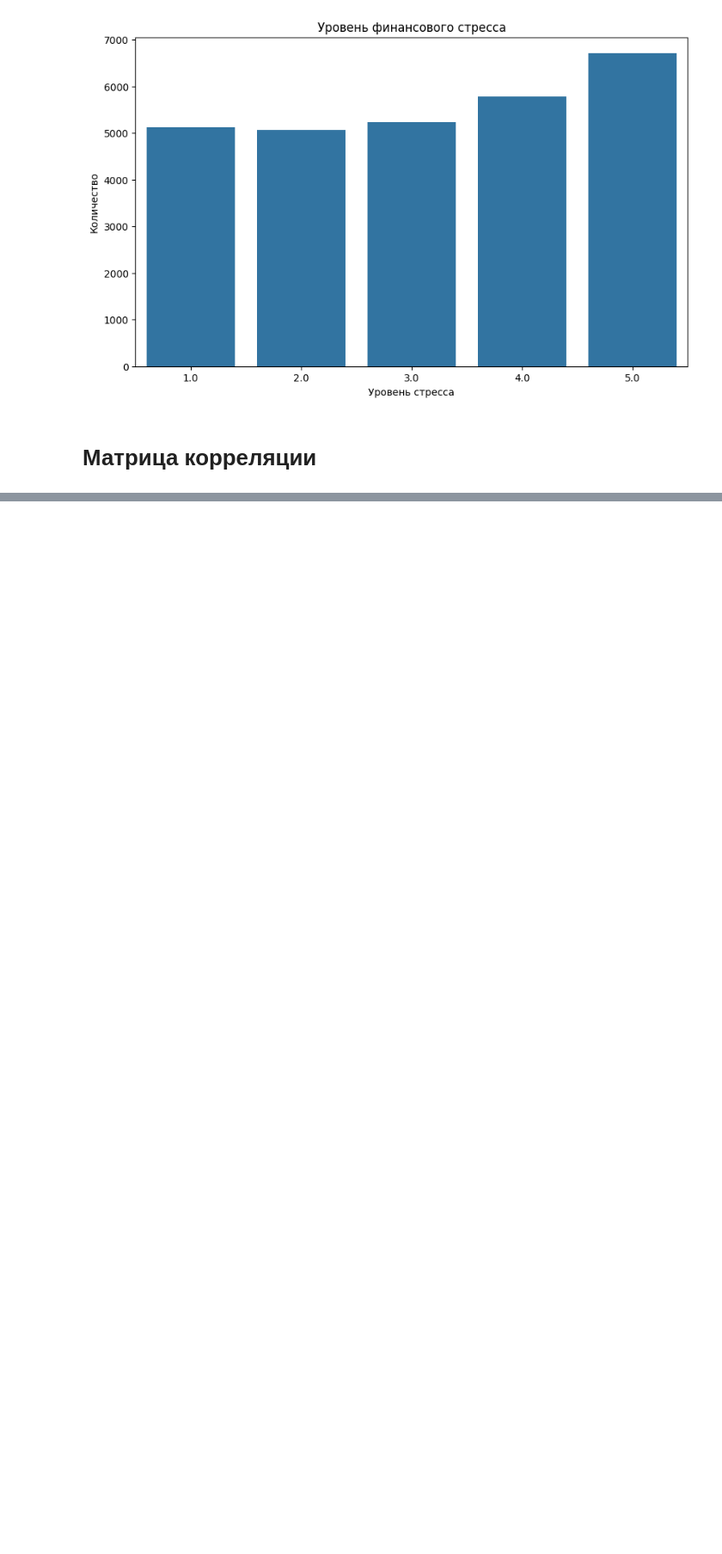
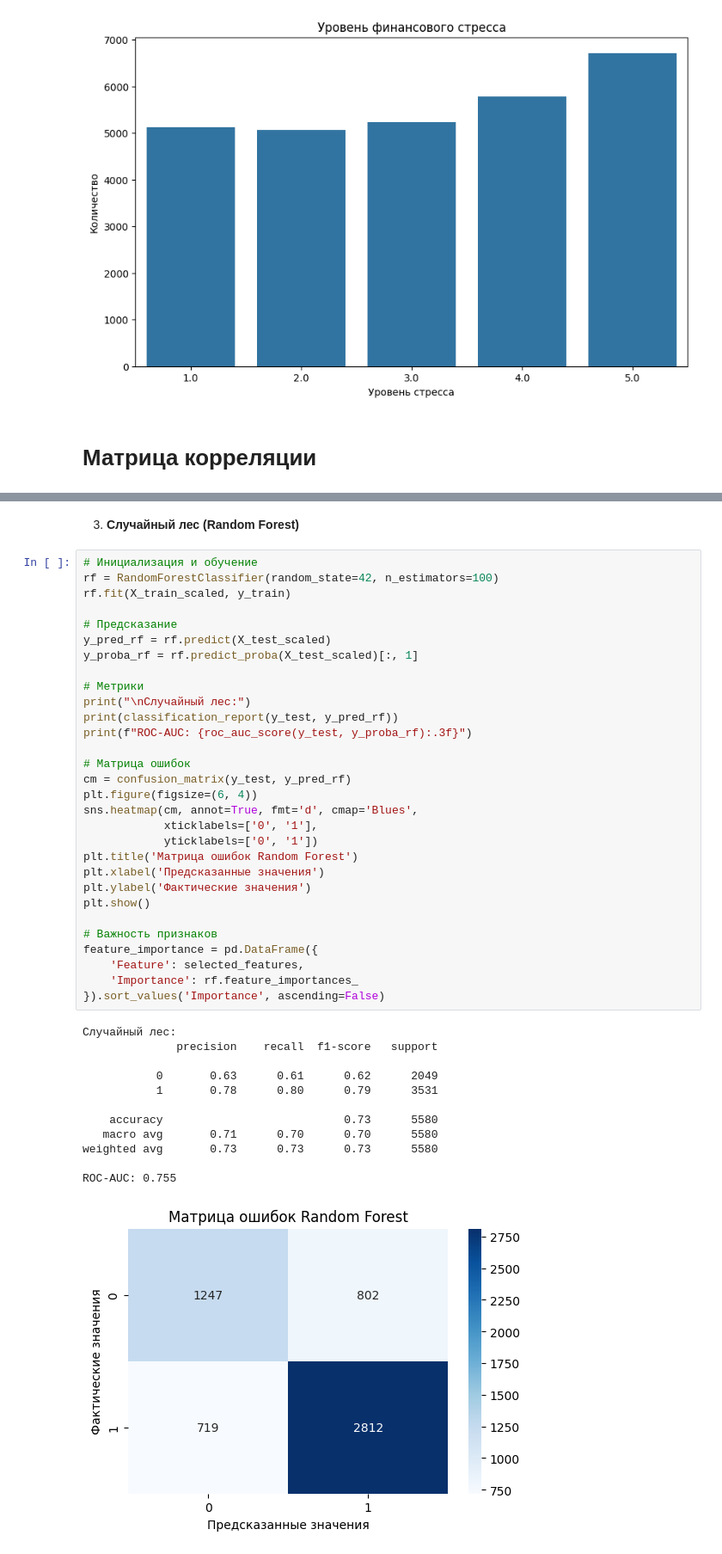
Before and after one commit to kasaiannn/HW, a Jupyter notebook: project.ipynb, the cells around one changed output, grey strips where cells are left out. Shown: that part at 86% size. Saved outputs shown, nothing was run; the diff lists cells and outputs as text; blank space fills up the shorter version.

```diff
--- a/project.ipynb
+++ b/project.ipynb
@@ -402,0 +632,45 @@ plt.show()
+# %% [markdown]
+3. **Случайный лес (Random Forest)**
+# %%
+# Инициализация и обучение
+rf = RandomForestClassifier(random_state=42, n_estimators=100)
+rf.fit(X_train_scaled, y_train)
+
+# Предсказание
+y_pred_rf = rf.predict(X_test_scaled)
+y_proba_rf = rf.predict_proba(X_test_scaled)[:, 1]
+
+# Метрики
+print("\nСлучайный лес:")
+print(classification_report(y_test, y_pred_rf))
+print(f"ROC-AUC: {roc_auc_score(y_test, y_proba_rf):.3f}")
+
+# Матрица ошибок
+cm = confusion_matrix(y_test, y_pred_rf)
+plt.figure(figsize=(6, 4))
+sns.heatmap(cm, annot=True, fmt='d', cmap='Blues',
+            xticklabels=['0', '1'],
+            yticklabels=['0', '1'])
+plt.title('Матрица ошибок Random Forest')
+plt.xlabel('Предсказанные значения')
+plt.ylabel('Фактические значения')
+plt.show()
+
+# Важность признаков
+feature_importance = pd.DataFrame({
+    'Feature': selected_features,
+    'Importance': rf.feature_importances_
+}).sort_values('Importance', ascending=False)
+# %% [output]
+Случайный лес:
+              precision    recall  f1-score   support
+
+           0       0.63      0.61      0.62      2049
+           1       0.78      0.80      0.79      3531
+
+    accuracy                           0.73      5580
+   macro avg       0.71      0.70      0.70      5580
+weighted avg       0.73      0.73      0.73      5580
+
+ROC-AUC: 0.755
+[figure, added]
```
Also changed, not shown: parts of 15 cells of this notebook.
